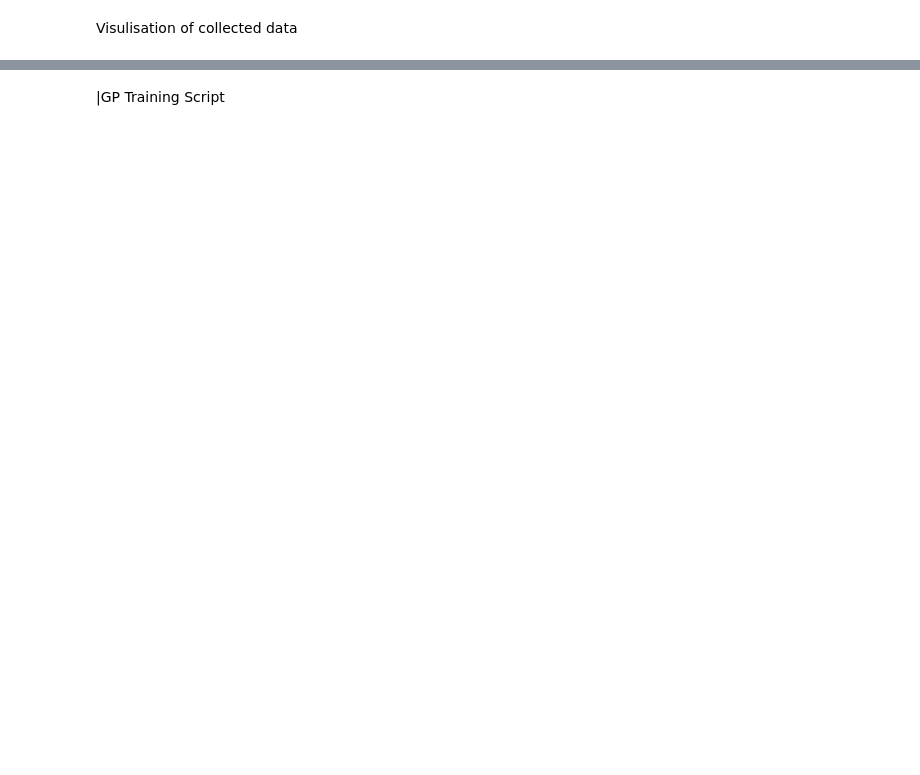
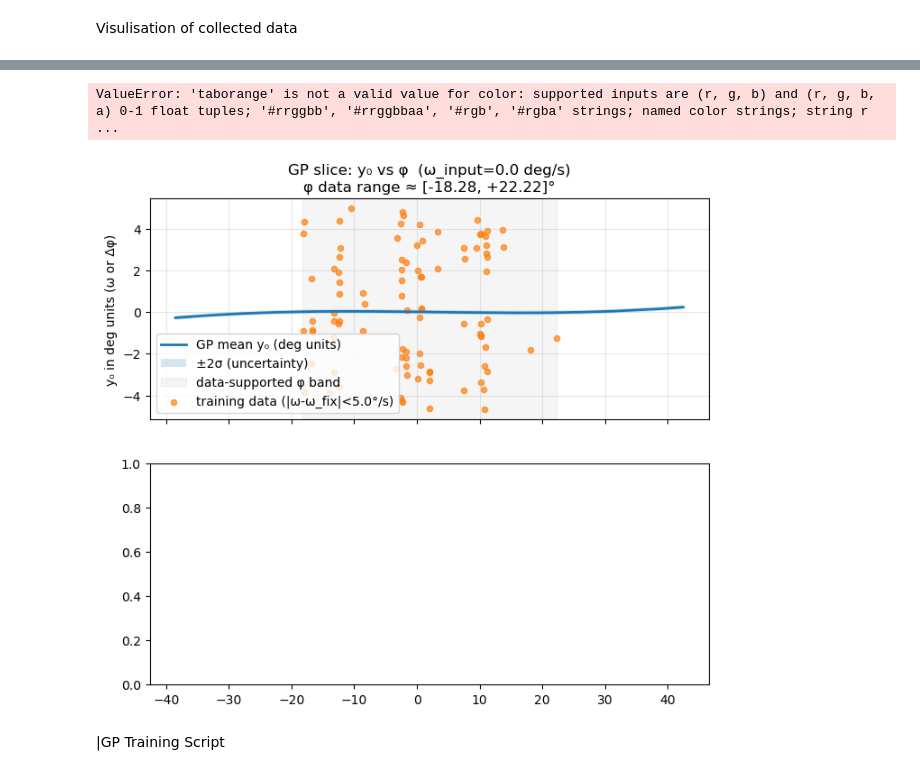
Before and after one commit to TongshuWu1/MonsterTruck, a Jupyter notebook: MPPI/monstertruck_mppi_explorecombine.ipynb, the cells around one changed output, grey strips where cells are left out. Cells and saved outputs as stored; diff of their text form; code cells hidden in the pictures; blank space fills up the shorter version.

```diff
--- a/MPPI/monstertruck_mppi_explorecombine.ipynb
+++ b/MPPI/monstertruck_mppi_explorecombine.ipynb
@@ -1152,25 +1363,50 @@ KeyboardInterrupt:
 # %%
 # ============================================================
-# Cell 6 — GP slice (Δφ) + data distribution over φ
-#   - Plot 1: GP mean ± 2σ vs φ at fixed ω
+# Cell 6 — GP slice (y0) + data distribution over φ
+#   - Plot 1: GP mean ± 2σ vs φ at fixed ω_input, but only over
+#             the φ range actually covered by data (± margin)
 #   - Plot 2: Histogram of collected φ over [-180°, 180°]
 # ============================================================
 import numpy as np
 import matplotlib.pyplot as plt
 
 # --------------------------------------------------------
-# Choose GP: Δφ model
+# Choose GP: first output model (y0)
+#   With sensor-based targets (Cell 5), this is:
+#       y0 ≈ omega_t (pitch rate, rad/s)
+#   With fallback targets, it is:
+#       y0 ≈ Δφ per step (rad)
 # --------------------------------------------------------
-gp = gps[0]        # GP for Δφ
+gp = gps[0]        # GP for y0 (omega or Δφ)
 
-# Fix angular rate for the slice
+# Fix angular rate for the slice (input ω to the GP)
 omega_fixed = 0.0      # rad/s (≈ 0 deg/s)
 
 # --------------------------------------------------------
-# Define φ grid (in radians)
+# Determine φ range from data (so we don't extrapolate to ±180°)
 # --------------------------------------------------------
-phi_min, phi_max = -np.pi, np.pi   # full range [-180°, +180°]
-phi_grid = np.linspace(phi_min, phi_max, 400, dtype=np.float32)
+if gp.X_all is not None:
+    phi_all_for_range = gp.X_all[:, 0].astype(np.float32)  # radians
+    print("[Cell 6] Using gp.X_all[:, 0] to set φ slice range.")
+elif 'phi_arr' in globals():
+    phi_all_for_range = phi_arr.astype(np.float32)
+    print("[Cell 6] Using phi_arr to set φ slice range.")
+else:
+    data_npz = np.load("monstertruck_gp_initial_data.npz")
+    phi_all_for_range = data_npz["phi"].astype(np.float32)
+    print("[Cell 6] Using phi from file to set φ slice range.")
+
+phi_deg_all_range = np.rad2deg(phi_all_for_range)
+phi_min_data_deg = float(phi_deg_all_range.min())
+phi_max_data_deg = float(phi_deg_all_range.max())
+
+# Add a small margin (e.g. ±5°)
+margin_deg = 5.0
+phi_min_plot_deg = phi_min_data_deg - margin_deg
+phi_max_plot_deg = phi_max_data_deg + margin_deg
+
+phi_grid_deg = np.linspace(phi_min_plot_deg, phi_max_plot_deg, 400, dtype=np.float32)
+phi_grid = np.deg2rad(phi_grid_deg)
 
 # Construct query points [φ, ω_fixed]
 X_query = np.column_stack([
@@ -1179,27 +1415,26 @@ X_query = np.column_stack([
 ])
 
 # --------------------------------------------------------
-# Predict GP mean and std (in radians)
+# Predict GP mean and std (in radians units)
 # --------------------------------------------------------
 Mean_rad, Var = gp.predict(X_query)
 Var = np.maximum(Var, 0.0)        # numerical safety
 Std_rad = np.sqrt(Var)
 
 # Convert to degrees for plotting
-phi_grid_deg = np.rad2deg(phi_grid)
-Mean_deg     = np.rad2deg(Mean_rad)
-Std_deg      = np.rad2deg(Std_rad)
+Mean_deg = np.rad2deg(Mean_rad)   # deg/s or deg/step
+Std_deg  = np.rad2deg(Std_rad)
 
 # --------------------------------------------------------
 # Overlay training data near the chosen ω slice
 # --------------------------------------------------------
 X_all = gp.X_all         # shape (N, 2): [φ, ω_clipped]
-Y_all = gp.Y_all         # shape (N, 1): Δφ in radians
+Y_all = gp.Y_all         # shape (N, 1): y0 (omega or Δφ)
 
 if X_all is None or Y_all is None:
     print("[Cell 6] No training data stored in gp.X_all / gp.Y_all.")
     phi_train_deg  = np.array([])
-    dphi_train_deg = np.array([])
+    y0_train_deg   = np.array([])
 else:
     Y_all_rad = Y_all.ravel()
 
@@ -1210,14 +1445,14 @@ else:
         np.abs(np.rad2deg(X_all[:, 1] - omega_fixed)) < omega_tol_deg
     )
 
-    phi_train_deg  = np.rad2deg(X_all[mask, 0])
-    dphi_train_deg = np.rad2deg(Y_all_rad[mask])
+    phi_train_deg = np.rad2deg(X_all[mask, 0])
+    y0_train_deg  = np.rad2deg(Y_all_rad[mask])
 
 # --------------------------------------------------------
-# Plot 1: GP mean ± 2σ as shaded region
+# Plot 1: GP mean ± 2σ as shaded region (within data φ-range)
 # --------------------------------------------------------
 plt.figure(figsize=(8, 5))
-plt.plot(phi_grid_deg, Mean_deg, lw=2, label='GP mean Δφ (deg)')
+plt.plot(phi_grid_deg, Mean_deg, lw=2, label='GP mean y₀ (deg units)')
 
 plt.fill_between(
     phi_grid_deg,
@@ -1231,17 +1466,20 @@ plt.fill_between(
 if phi_train_deg.size > 0:
     plt.scatter(
         phi_train_deg,
-        dphi_train_deg,
+        y0_train_deg,
         s=25,
         alpha=0.7,
-        label=f'training data (|ω-ω_fix|<{omega_tol_deg}°)'
+        label=f'training data (|ω-ω_fix|<{omega_tol_deg}°/s)'
     )
 else:
     print("[Cell 6] No training points matched the ω slice mask.")
 
 plt.xlabel("flip angle φ (deg)  —  0 = upside-down, ±180 = upright")
-plt.ylabel("Δφ per control step (deg)")
-plt.title(f"GP slice: Δφ vs φ  (ω={np.rad2deg(omega_fixed):.1f} deg/s)")
+plt.ylabel("y₀ in deg units (ω or Δφ)")
+plt.title(
+    f"GP slice: y₀ vs φ  (ω_input={np.rad2deg(omega_fixed):.1f} deg/s)\n"
+    f"φ data range ≈ [{phi_min_data_deg:+.2f}, {phi_max_data_deg:+.2f}]°"
+)
 plt.grid(True, alpha=0.3)
 plt.legend()
 plt.tight_layout()
@@ -1251,9 +1489,9 @@ plt.show()
 # Plot 2 — Data distribution over flip angle φ (deg)
 # ============================================================
 
-# Get φ for histogram
-if X_all is not None:
-    phi_all = X_all[:, 0].astype(np.float32)   # radians
+# Get φ for histogram (same logic as before)
+if gp.X_all is not None:
+    phi_all = gp.X_all[:, 0].astype(np.float32)   # radians
     print("[Cell 6] Using gp.X_all[:, 0] for φ distribution.")
 elif 'phi_arr' in globals():
     phi_all = phi_arr.astype(np.float32)
@@ -1287,3 +1525,4 @@ plt.xlim([-180, 180])
 plt.grid(True, alpha=0.3, linestyle="--", linewidth=0.7)
 plt.tight_layout()
 plt.show()
+# %% [output]
@@ -1290,3 +1531,5 @@ plt.show()
+ValueError: 'taborange' is not a valid value for color: supported inputs are (r, g, b) and (r, g, b, a) 0-1 float tuples; '#rrggbb', '#rrggbbaa', '#rgb', '#rgba' strings; named color strings; string r ...
+[figure, added]
 # %% [markdown]
 |GP Training Script
 # %%
```
Also changed, not shown: parts of 8 cells of this notebook, 3 other files.
